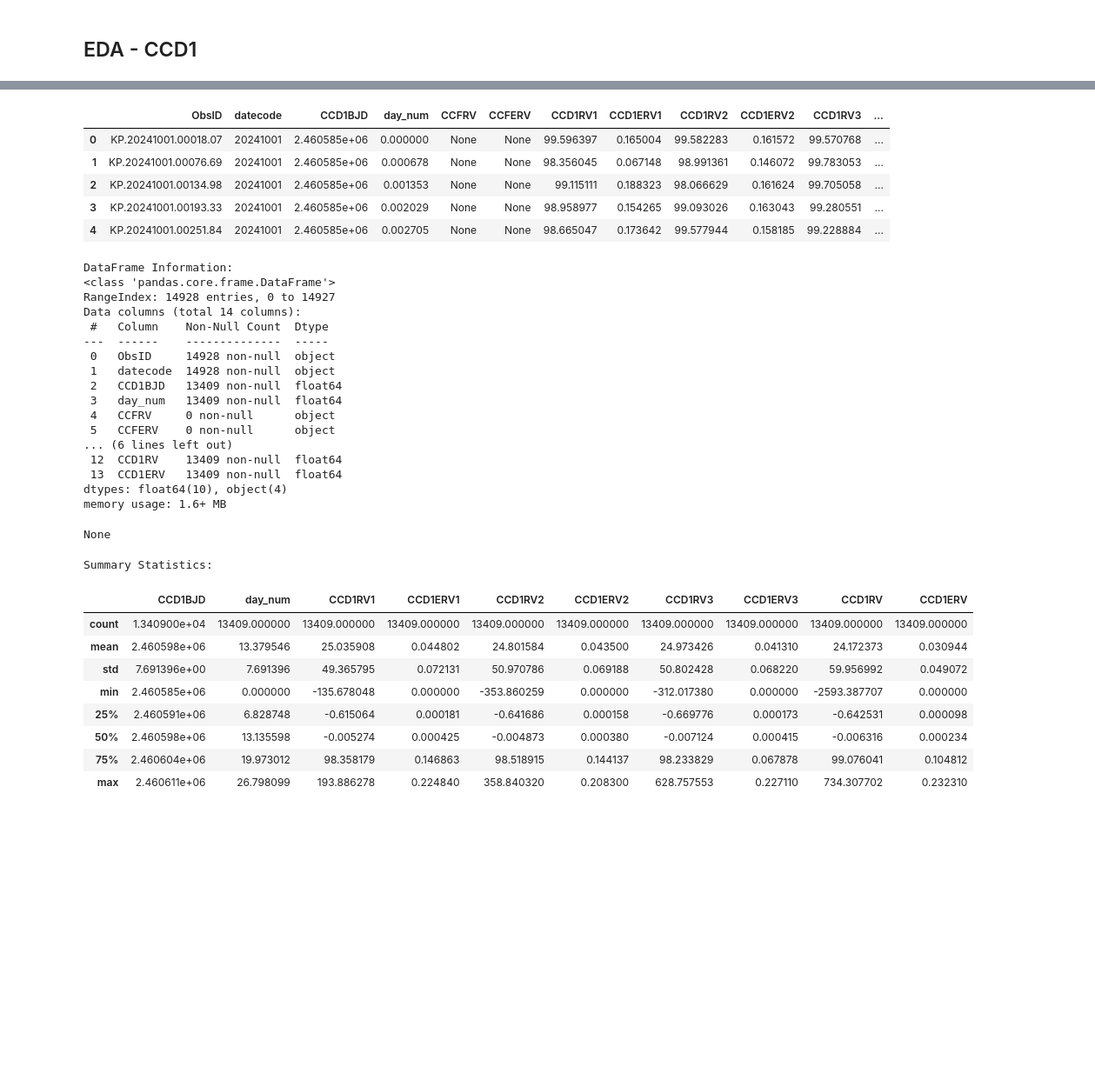
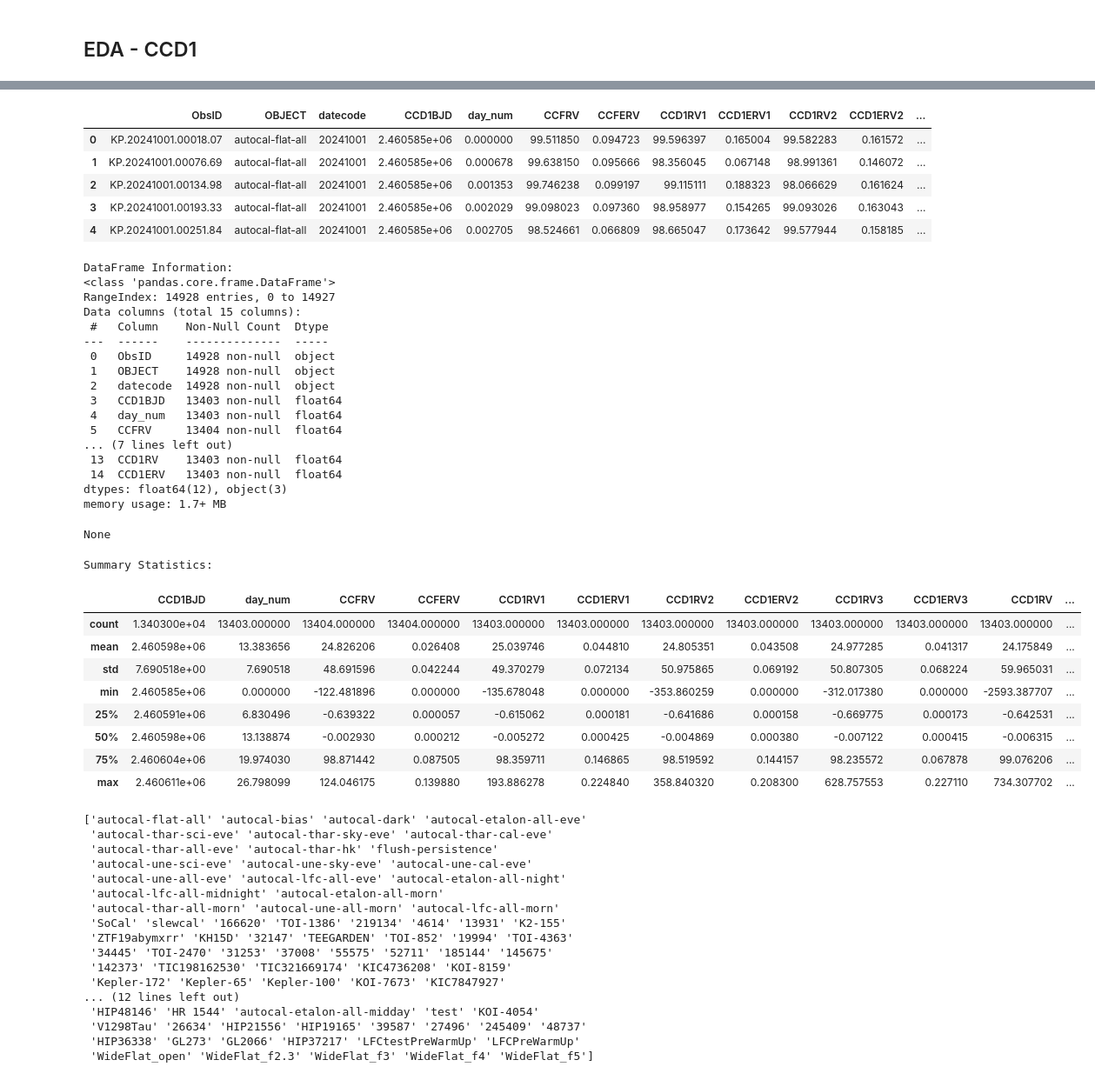
Before and after one commit to howardisaacson/KPF_data_science_sp2025, a Jupyter notebook: jspencermorris/notebooks/jsm_eda_01.ipynb, the cells around one changed output, grey strips where cells are left out. Shown at 87% size. Saved outputs shown, nothing was run; the diff lists cells and outputs as text; code cells hidden in the pictures; blank space fills up the shorter version.

```diff
--- a/jspencermorris/notebooks/jsm_eda_01.ipynb
+++ b/jspencermorris/notebooks/jsm_eda_01.ipynb
@@ -16,7 +16,7 @@ from astropy.table import Table
 import sqlite3
 # %%
 # files stored locally at /data/user/jspencermorris/testdata
-db_path = '/testdata/kpf_ts_oct2024.db' # name of database file
+db_path = '/testdata/kpf_ts_oct2024_v2.db' # name of database file
 myTS = AnalyzeTimeSeries(db_path=db_path) # build database
 
 # import the test timeseries database
@@ -77,61 +326,81 @@ display(df_01a.tail())
 # %%
 # define a query to return the highest level (data products (L2) for final RV's as well as Green CCD RV's
 query = """
-SELECT ObsID, datecode, CCD1BJD, CCFRV, CCFERV, CCD1RV1, CCD1ERV1, CCD1RV2, CCD1ERV2, CCD1RV3, CCD1ERV3, CCD1RV, CCD1ERV
+SELECT ObsID, OBJECT, datecode, CCD1BJD, CCFRV, CCFERV, CCD1RV1, CCD1ERV1, CCD1RV2, CCD1ERV2, CCD1RV3, CCD1ERV3, CCD1RV, CCD1ERV
 FROM kpfdb
 ORDER BY ObsID
 """
 
 # return the results in a df
 df_01b = jsm_kpf_query(query)
 
 # create new feature for the day number
 df_01b['day_num'] = df_01b['CCD1BJD'] - df_01b['CCD1BJD'].iloc[0] # create a new column for day number of the month
 position = df_01b.columns.get_loc('CCD1BJD') + 1  # find the position of 'CCD1BJD' and add one
 df_01b.insert(position, 'day_num', df_01b.pop('day_num'))  # insert 'day_num' at the correct position
 
 # inspect the df
 display(df_01b.head())
 
 # display the df structure
 print("DataFrame Information:")
 display(df_01b.info())
 
 # inspect summary stats
 print("\nSummary Statistics:")
 display(df_01b.describe())
+
+# inspect the different objects included
+print(df_01b['OBJECT'].unique())
 # %% [output]
-|  | ObsID | datecode | CCD1BJD | day_num | CCFRV | CCFERV | CCD1RV1 | CCD1ERV1 | CCD1RV2 | CCD1ERV2 | CCD1RV3 | ... |
-| 0 | KP.20241001.00018.07 | 20241001 | 2.460585e+06 | 0.000000 | None | None | 99.596397 | 0.165004 | 99.582283 | 0.161572 | 99.570768 | ... |
-| 1 | KP.20241001.00076.69 | 20241001 | 2.460585e+06 | 0.000678 | None | None | 98.356045 | 0.067148 | 98.991361 | 0.146072 | 99.783053 | ... |
-| 2 | KP.20241001.00134.98 | 20241001 | 2.460585e+06 | 0.001353 | None | None | 99.115111 | 0.188323 | 98.066629 | 0.161624 | 99.705058 | ... |
-| 3 | KP.20241001.00193.33 | 20241001 | 2.460585e+06 | 0.002029 | None | None | 98.958977 | 0.154265 | 99.093026 | 0.163043 | 99.280551 | ... |
-| 4 | KP.20241001.00251.84 | 20241001 | 2.460585e+06 | 0.002705 | None | None | 98.665047 | 0.173642 | 99.577944 | 0.158185 | 99.228884 | ... |
+|  | ObsID | OBJECT | datecode | CCD1BJD | day_num | CCFRV | CCFERV | CCD1RV1 | CCD1ERV1 | CCD1RV2 | CCD1ERV2 | ... |
+| 0 | KP.20241001.00018.07 | autocal-flat-all | 20241001 | 2.460585e+06 | 0.000000 | 99.511850 | 0.094723 | 99.596397 | 0.165004 | 99.582283 | 0.161572 | ... |
+| 1 | KP.20241001.00076.69 | autocal-flat-all | 20241001 | 2.460585e+06 | 0.000678 | 99.638150 | 0.095666 | 98.356045 | 0.067148 | 98.991361 | 0.146072 | ... |
+| 2 | KP.20241001.00134.98 | autocal-flat-all | 20241001 | 2.460585e+06 | 0.001353 | 99.746238 | 0.099197 | 99.115111 | 0.188323 | 98.066629 | 0.161624 | ... |
+| 3 | KP.20241001.00193.33 | autocal-flat-all | 20241001 | 2.460585e+06 | 0.002029 | 99.098023 | 0.097360 | 98.958977 | 0.154265 | 99.093026 | 0.163043 | ... |
+| 4 | KP.20241001.00251.84 | autocal-flat-all | 20241001 | 2.460585e+06 | 0.002705 | 98.524661 | 0.066809 | 98.665047 | 0.173642 | 99.577944 | 0.158185 | ... |
 DataFrame Information:
 <class 'pandas.core.frame.DataFrame'>
 RangeIndex: 14928 entries, 0 to 14927
-Data columns (total 14 columns):
+Data columns (total 15 columns):
  #   Column    Non-Null Count  Dtype
 ---  ------    --------------  -----
  0   ObsID     14928 non-null  object
- 1   datecode  14928 non-null  object
- 2   CCD1BJD   13409 non-null  float64
- 3   day_num   13409 non-null  float64
- 4   CCFRV     0 non-null      object
- 5   CCFERV    0 non-null      object
-... (6 lines left out)
- 12  CCD1RV    13409 non-null  float64
- 13  CCD1ERV   13409 non-null  float64
-dtypes: float64(10), object(4)
-memory usage: 1.6+ MB
+ 1   OBJECT    14928 non-null  object
+ 2   datecode  14928 non-null  object
+ 3   CCD1BJD   13403 non-null  float64
+ 4   day_num   13403 non-null  float64
+ 5   CCFRV     13404 non-null  float64
+... (7 lines left out)
+ 13  CCD1RV    13403 non-null  float64
+ 14  CCD1ERV   13403 non-null  float64
+dtypes: float64(12), object(3)
+memory usage: 1.7+ MB
 None
 Summary Statistics:
-|  | CCD1BJD | day_num | CCD1RV1 | CCD1ERV1 | CCD1RV2 | CCD1ERV2 | CCD1RV3 | CCD1ERV3 | CCD1RV | CCD1ERV |
-| count | 1.340900e+04 | 13409.000000 | 13409.000000 | 13409.000000 | 13409.000000 | 13409.000000 | 13409.000000 | 13409.000000 | 13409.000000 | 13409.000000 |
-| mean | 2.460598e+06 | 13.379546 | 25.035908 | 0.044802 | 24.801584 | 0.043500 | 24.973426 | 0.041310 | 24.172373 | 0.030944 |
-| std | 7.691396e+00 | 7.691396 | 49.365795 | 0.072131 | 50.970786 | 0.069188 | 50.802428 | 0.068220 | 59.956992 | 0.049072 |
-| min | 2.460585e+06 | 0.000000 | -135.678048 | 0.000000 | -353.860259 | 0.000000 | -312.017380 | 0.000000 | -2593.387707 | 0.000000 |
-| 25% | 2.460591e+06 | 6.828748 | -0.615064 | 0.000181 | -0.641686 | 0.000158 | -0.669776 | 0.000173 | -0.642531 | 0.000098 |
-| 50% | 2.460598e+06 | 13.135598 | -0.005274 | 0.000425 | -0.004873 | 0.000380 | -0.007124 | 0.000415 | -0.006316 | 0.000234 |
-| 75% | 2.460604e+06 | 19.973012 | 98.358179 | 0.146863 | 98.518915 | 0.144137 | 98.233829 | 0.067878 | 99.076041 | 0.104812 |
-| max | 2.460611e+06 | 26.798099 | 193.886278 | 0.224840 | 358.840320 | 0.208300 | 628.757553 | 0.227110 | 734.307702 | 0.232310 |
+|  | CCD1BJD | day_num | CCFRV | CCFERV | CCD1RV1 | CCD1ERV1 | CCD1RV2 | CCD1ERV2 | CCD1RV3 | CCD1ERV3 | CCD1RV | ... |
+| count | 1.340300e+04 | 13403.000000 | 13404.000000 | 13404.000000 | 13403.000000 | 13403.000000 | 13403.000000 | 13403.000000 | 13403.000000 | 13403.000000 | 13403.000000 | ... |
+| mean | 2.460598e+06 | 13.383656 | 24.826206 | 0.026408 | 25.039746 | 0.044810 | 24.805351 | 0.043508 | 24.977285 | 0.041317 | 24.175849 | ... |
+| std | 7.690518e+00 | 7.690518 | 48.691596 | 0.042244 | 49.370279 | 0.072134 | 50.975865 | 0.069192 | 50.807305 | 0.068224 | 59.965031 | ... |
+| min | 2.460585e+06 | 0.000000 | -122.481896 | 0.000000 | -135.678048 | 0.000000 | -353.860259 | 0.000000 | -312.017380 | 0.000000 | -2593.387707 | ... |
+| 25% | 2.460591e+06 | 6.830496 | -0.639322 | 0.000057 | -0.615062 | 0.000181 | -0.641686 | 0.000158 | -0.669775 | 0.000173 | -0.642531 | ... |
+| 50% | 2.460598e+06 | 13.138874 | -0.002930 | 0.000212 | -0.005272 | 0.000425 | -0.004869 | 0.000380 | -0.007122 | 0.000415 | -0.006315 | ... |
+| 75% | 2.460604e+06 | 19.974030 | 98.871442 | 0.087505 | 98.359711 | 0.146865 | 98.519592 | 0.144157 | 98.235572 | 0.067878 | 99.076206 | ... |
+| max | 2.460611e+06 | 26.798099 | 124.046175 | 0.139880 | 193.886278 | 0.224840 | 358.840320 | 0.208300 | 628.757553 | 0.227110 | 734.307702 | ... |
+['autocal-flat-all' 'autocal-bias' 'autocal-dark' 'autocal-etalon-all-eve'
+ 'autocal-thar-sci-eve' 'autocal-thar-sky-eve' 'autocal-thar-cal-eve'
+ 'autocal-thar-all-eve' 'autocal-thar-hk' 'flush-persistence'
+ 'autocal-une-sci-eve' 'autocal-une-sky-eve' 'autocal-une-cal-eve'
+ 'autocal-une-all-eve' 'autocal-lfc-all-eve' 'autocal-etalon-all-night'
+ 'autocal-lfc-all-midnight' 'autocal-etalon-all-morn'
+ 'autocal-thar-all-morn' 'autocal-une-all-morn' 'autocal-lfc-all-morn'
+ 'SoCal' 'slewcal' '166620' 'TOI-1386' '219134' '4614' '13931' 'K2-155'
+ 'ZTF19abymxrr' 'KH15D' '32147' 'TEEGARDEN' 'TOI-852' '19994' 'TOI-4363'
+ '34445' 'TOI-2470' '31253' '37008' '55575' '52711' '185144' '145675'
+ '142373' 'TIC198162530' 'TIC321669174' 'KIC4736208' 'KOI-8159'
+ 'Kepler-172' 'Kepler-65' 'Kepler-100' 'KOI-7673' 'KIC7847927'
+... (12 lines left out)
+ 'HIP48146' 'HR 1544' 'autocal-etalon-all-midday' 'test' 'KOI-4054'
+ 'V1298Tau' '26634' 'HIP21556' 'HIP19165' '39587' '27496' '245409' '48737'
+ 'HIP36338' 'GL273' 'GL2066' 'HIP37217' 'LFCtestPreWarmUp' 'LFCPreWarmUp'
+ 'WideFlat_open' 'WideFlat_f2.3' 'WideFlat_f3' 'WideFlat_f4' 'WideFlat_f5']
```
Also changed, not shown: parts of 25 cells of this notebook.
